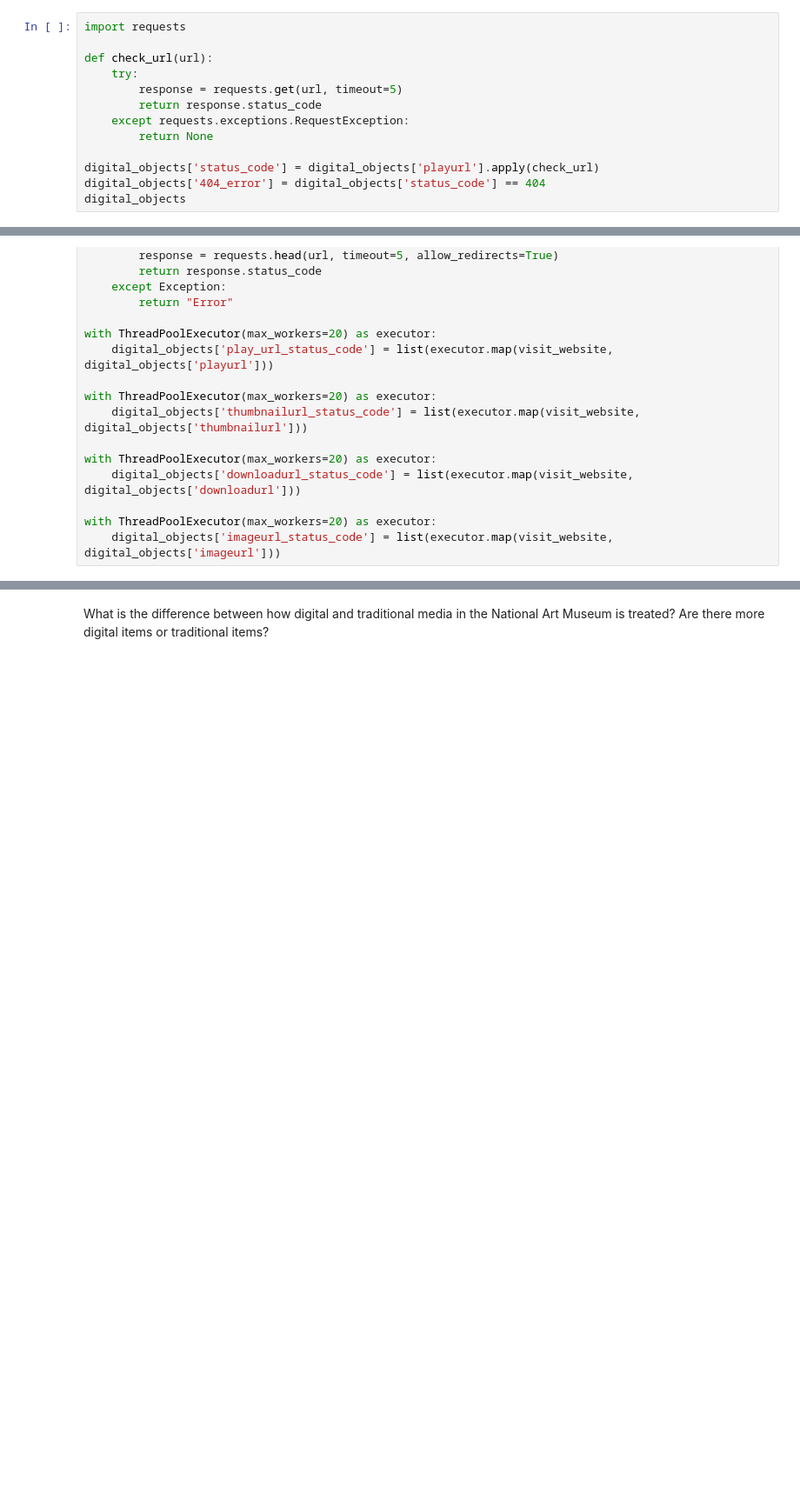
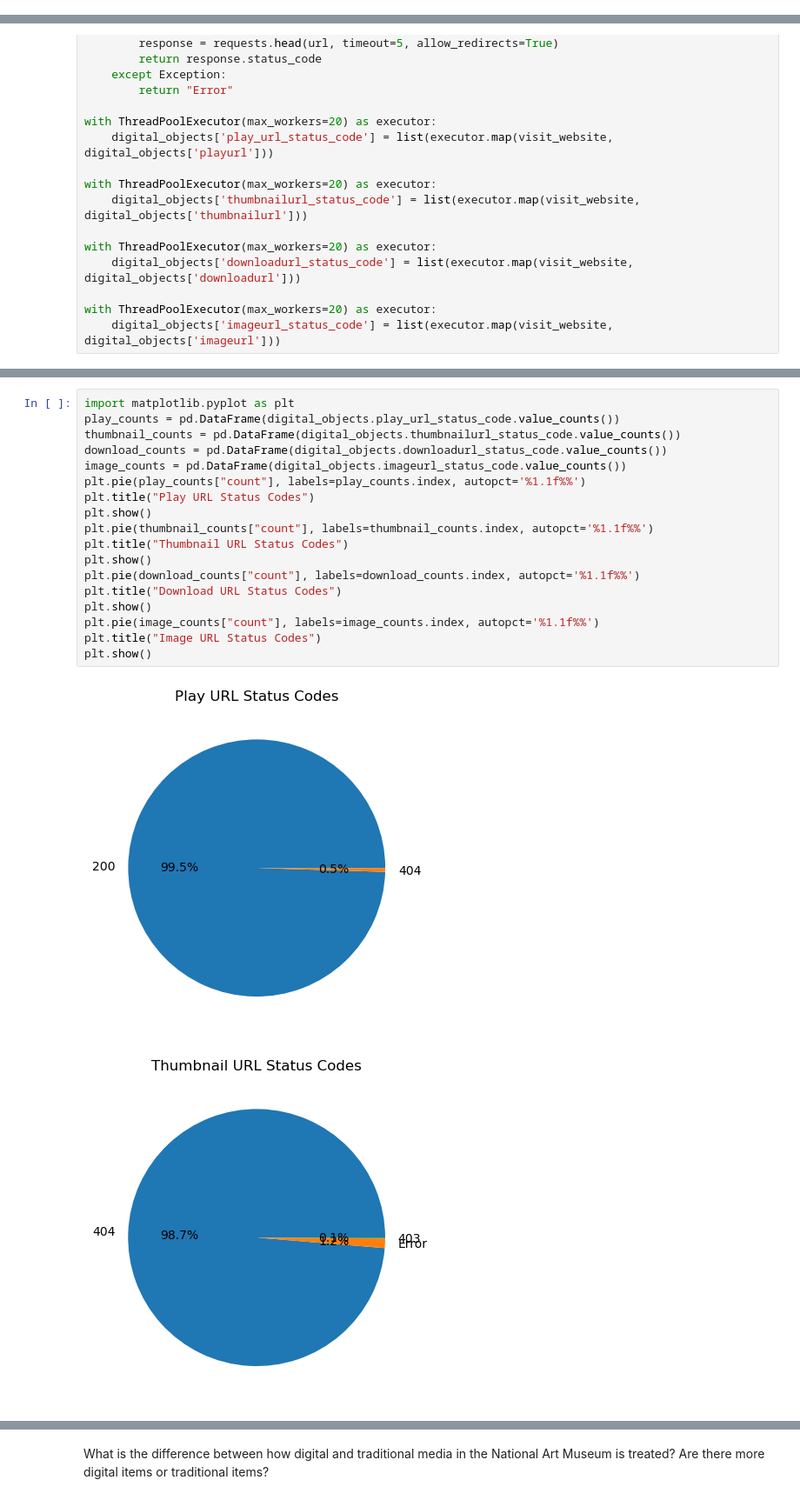
Before and after one commit to PranathiSagi/IS477-Sagi-Kidwell-Shafer, a Jupyter notebook: IS477_Project.ipynb, the cells around one changed output, grey strips where cells are left out. Shown at 87% size. Cells and saved outputs as stored; diff of their text form; blank space fills up the shorter version.

```diff
--- a/IS477_Project.ipynb
+++ b/IS477_Project.ipynb
@@ -437,13 +438,0 @@ digital_objects = con.sql("SELECT * FROM media").df()
-# %%
-import requests
-
-def check_url(url):
-    try:
-        response = requests.get(url, timeout=5)
-        return response.status_code
-    except requests.exceptions.RequestException:
-        return None
-
-digital_objects['status_code'] = digital_objects['playurl'].apply(check_url)
-digital_objects['404_error'] = digital_objects['status_code'] == 404
-digital_objects
@@ -494,0 +477,21 @@ digital_objects
+# %%
+import matplotlib.pyplot as plt
+play_counts = pd.DataFrame(digital_objects.play_url_status_code.value_counts())
+thumbnail_counts = pd.DataFrame(digital_objects.thumbnailurl_status_code.value_counts())
+download_counts = pd.DataFrame(digital_objects.downloadurl_status_code.value_counts())
+image_counts = pd.DataFrame(digital_objects.imageurl_status_code.value_counts())
+plt.pie(play_counts["count"], labels=play_counts.index, autopct='%1.1f%%')
+plt.title("Play URL Status Codes")
+plt.show()
+plt.pie(thumbnail_counts["count"], labels=thumbnail_counts.index, autopct='%1.1f%%')
+plt.title("Thumbnail URL Status Codes")
+plt.show()
+plt.pie(download_counts["count"], labels=download_counts.index, autopct='%1.1f%%')
+plt.title("Download URL Status Codes")
+plt.show()
+plt.pie(image_counts["count"], labels=image_counts.index, autopct='%1.1f%%')
+plt.title("Image URL Status Codes")
+plt.show()
+# %% [output]
+[figure, added]
+[figure, added]
```
Also changed, not shown: parts of 7 cells of this notebook, 1 other file.
